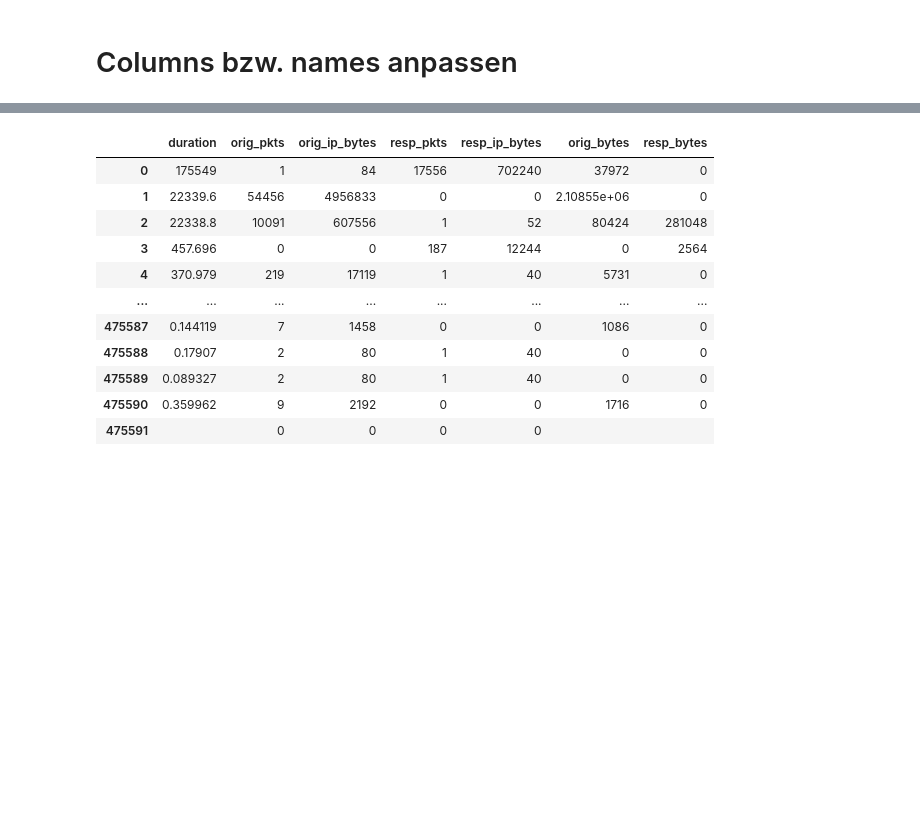
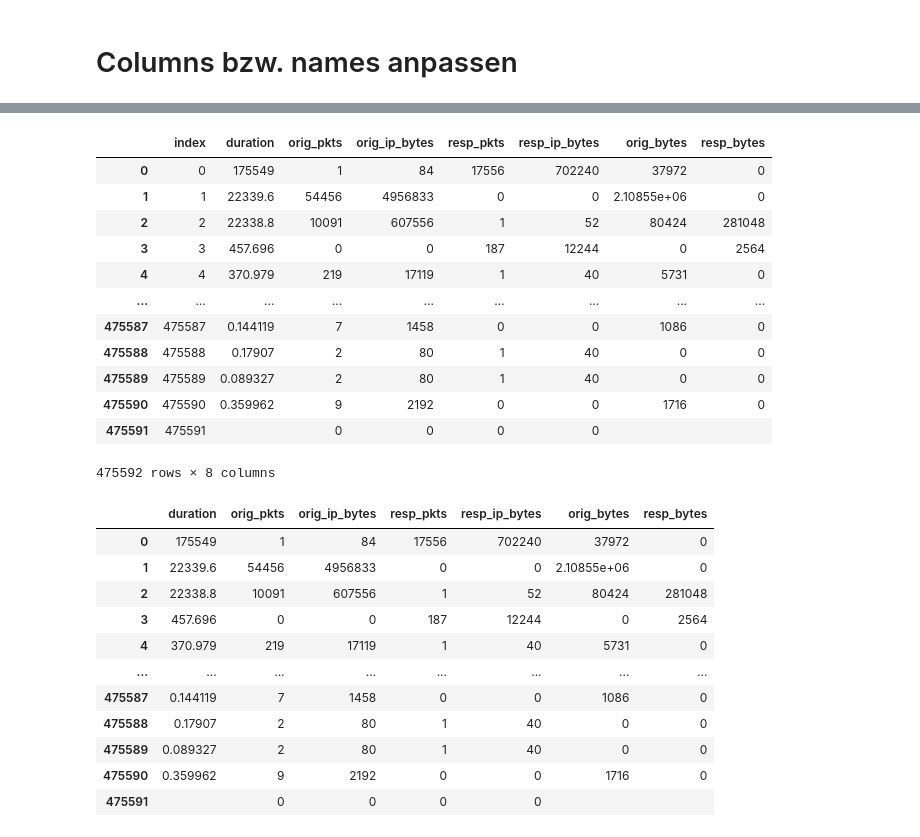
Before and after one commit to herrfeder/AI_Cybersecurity_IDS_PoC, a Jupyter notebook: analysis/RF-prediction-check.ipynb, the cells around one changed output, grey strips where cells are left out. Cells and saved outputs as stored; diff of their text form; code cells hidden in the pictures; blank space fills up the shorter version.

```diff
--- a/analysis/RF-check-DavidsData.ipynb
+++ b/analysis/RF-prediction-check.ipynb
@@ -183,4 +187,20 @@ memory usage: 29.0+ MB
 df_david = df[['duration','orig_pkts','orig_ip_bytes','resp_pkts','resp_ip_bytes','orig_bytes','resp_bytes']]
 # %%
 df_david.reset_index(inplace=True)
+# %%
+df_david
+# %% [output]
+|  | index | duration | orig_pkts | orig_ip_bytes | resp_pkts | resp_ip_bytes | orig_bytes | resp_bytes |
+| 0 | 0 | 175549 | 1 | 84 | 17556 | 702240 | 37972 | 0 |
+| 1 | 1 | 22339.6 | 54456 | 4956833 | 0 | 0 | 2.10855e+06 | 0 |
+| 2 | 2 | 22338.8 | 10091 | 607556 | 1 | 52 | 80424 | 281048 |
+| 3 | 3 | 457.696 | 0 | 0 | 187 | 12244 | 0 | 2564 |
+| 4 | 4 | 370.979 | 219 | 17119 | 1 | 40 | 5731 | 0 |
+| ... | ... | ... | ... | ... | ... | ... | ... | ... |
+| 475587 | 475587 | 0.144119 | 7 | 1458 | 0 | 0 | 1086 | 0 |
+| 475588 | 475588 | 0.17907 | 2 | 80 | 1 | 40 | 0 | 0 |
+| 475589 | 475589 | 0.089327 | 2 | 80 | 1 | 40 | 0 | 0 |
+| 475590 | 475590 | 0.359962 | 9 | 2192 | 0 | 0 | 1716 | 0 |
+| 475591 | 475591 |  | 0 | 0 | 0 | 0 |  |  |
+475592 rows × 8 columns
 # %%
```
Also changed, not shown: parts of 18 cells of this notebook, 8 other files.
